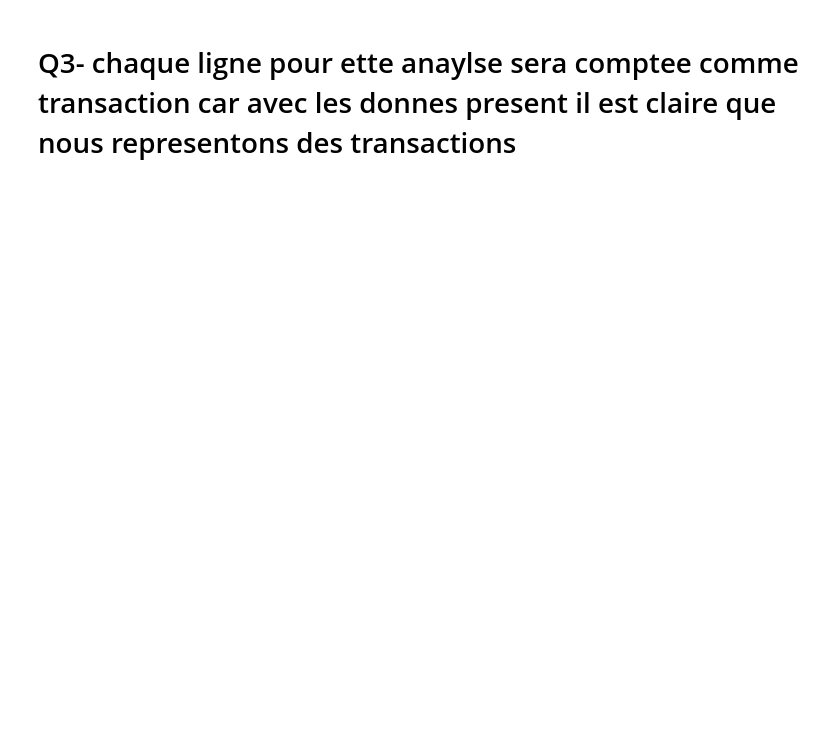
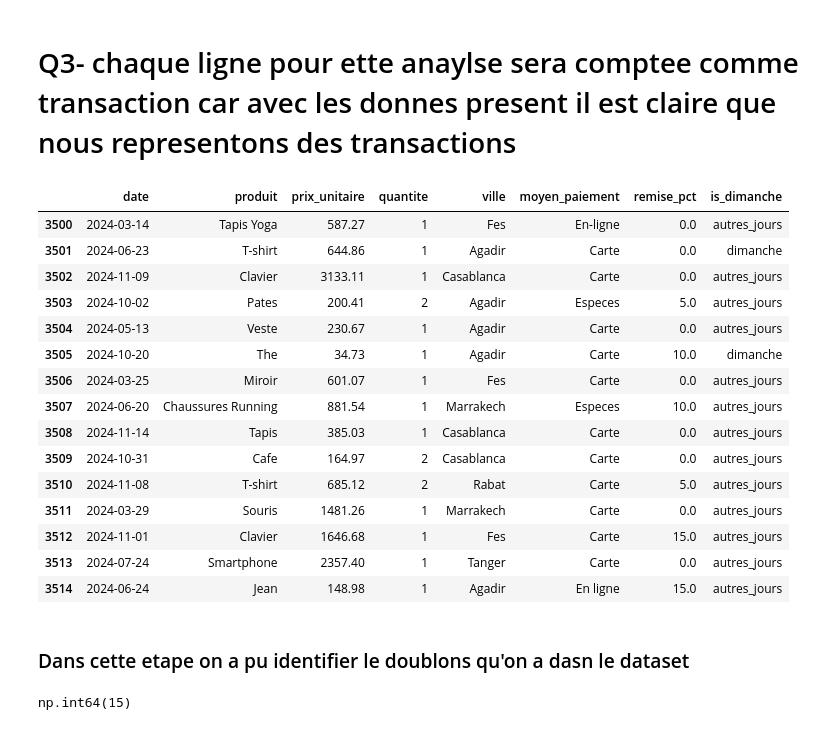
Before and after one commit to senBenz/TP2, a Jupyter notebook: TP3.ipynb, the cells around one changed output. Cells and saved outputs as stored; diff of their text form; code cells hidden in the pictures; blank space fills up the shorter version.

```diff
--- a/TP3.ipynb
+++ b/TP3.ipynb
@@ -68,2 +72,27 @@ print(df.iloc[0:2])
 # %% [markdown]
 # Q3- chaque ligne pour ette anaylse sera comptee comme transaction car avec les donnes present il est claire que nous representons des transactions
+# %%
+df[df.duplicated()]
+# %% [output]
+|  | date | produit | prix_unitaire | quantite | ville | moyen_paiement | remise_pct | is_dimanche |
+| 3500 | 2024-03-14 | Tapis Yoga | 587.27 | 1 | Fes | En-ligne | 0.0 | autres_jours |
+| 3501 | 2024-06-23 | T-shirt | 644.86 | 1 | Agadir | Carte | 0.0 | dimanche |
+| 3502 | 2024-11-09 | Clavier | 3133.11 | 1 | Casablanca | Carte | 0.0 | autres_jours |
+| 3503 | 2024-10-02 | Pates | 200.41 | 2 | Agadir | Especes | 5.0 | autres_jours |
+| 3504 | 2024-05-13 | Veste | 230.67 | 1 | Agadir | Carte | 0.0 | autres_jours |
+| 3505 | 2024-10-20 | The | 34.73 | 1 | Agadir | Carte | 10.0 | dimanche |
+| 3506 | 2024-03-25 | Miroir | 601.07 | 1 | Fes | Carte | 0.0 | autres_jours |
+| 3507 | 2024-06-20 | Chaussures Running | 881.54 | 1 | Marrakech | Especes | 10.0 | autres_jours |
+| 3508 | 2024-11-14 | Tapis | 385.03 | 1 | Casablanca | Carte | 0.0 | autres_jours |
+| 3509 | 2024-10-31 | Cafe | 164.97 | 2 | Casablanca | Carte | 0.0 | autres_jours |
+| 3510 | 2024-11-08 | T-shirt | 685.12 | 2 | Rabat | Carte | 5.0 | autres_jours |
+| 3511 | 2024-03-29 | Souris | 1481.26 | 1 | Marrakech | Carte | 0.0 | autres_jours |
+| 3512 | 2024-11-01 | Clavier | 1646.68 | 1 | Fes | Carte | 15.0 | autres_jours |
+| 3513 | 2024-07-24 | Smartphone | 2357.40 | 1 | Tanger | Carte | 0.0 | autres_jours |
+| 3514 | 2024-06-24 | Jean | 148.98 | 1 | Agadir | En ligne | 15.0 | autres_jours |
+# %% [markdown]
+### Dans cette etape on a pu identifier le doublons qu'on a dasn le dataset
+# %%
+df.duplicated().sum()
+# %% [output]
+np.int64(15)
```
Also changed, not shown: parts of 17 cells of this notebook.
